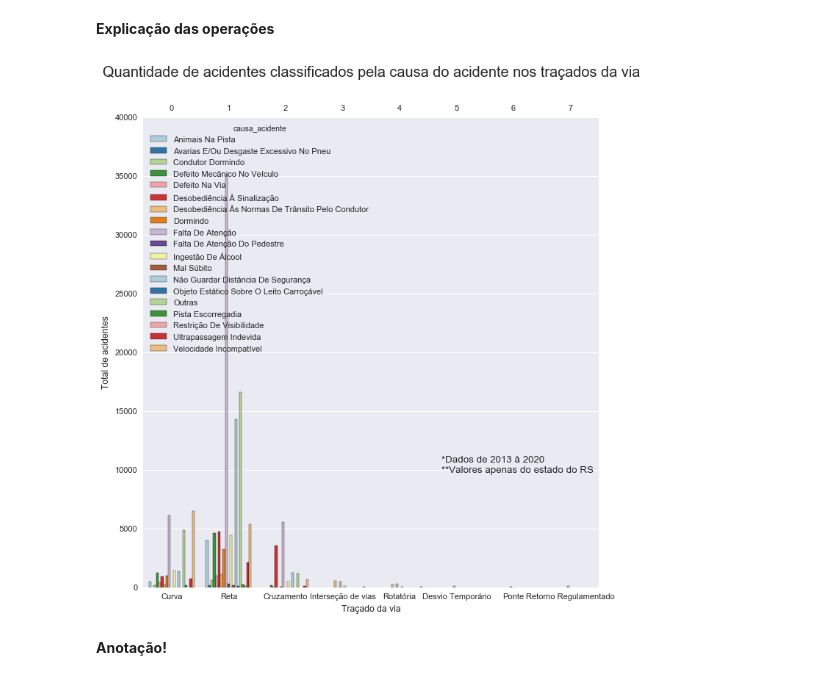
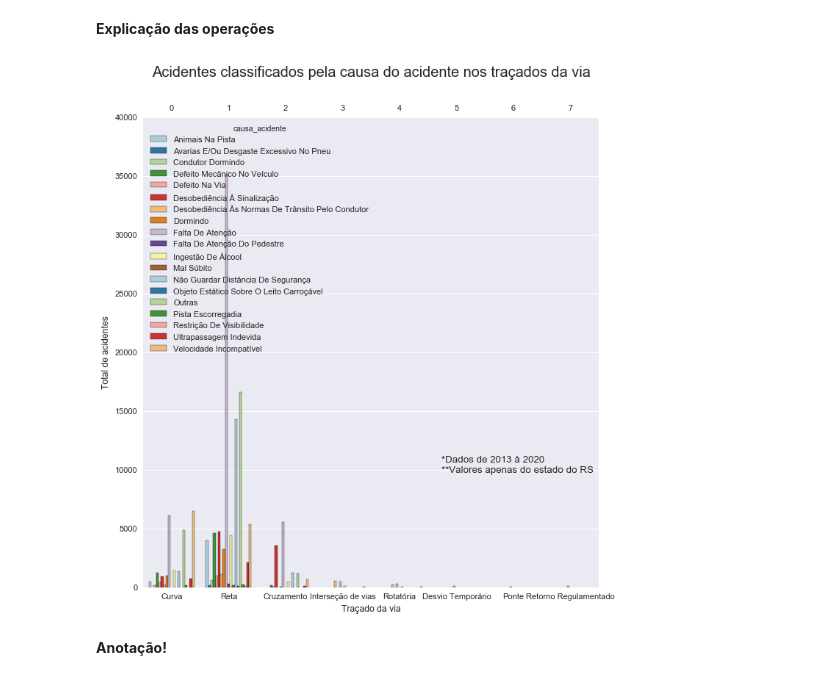
Before and after one commit to XQDLteam/brazil_highway_accidents, a Jupyter notebook: acidentes_br.ipynb, the cells around one changed output. Cells and saved outputs as stored; diff of their text form; code cells hidden in the pictures.

Commit message:
att com alteração dos títulos dos plots

```diff
--- a/acidentes_br.ipynb
+++ b/acidentes_br.ipynb
@@ -587,20 +582,20 @@ ax.annotate('*Dados de 2013 à 2020\n**Valores apenas do estado do RS', xy=(550,
 # %%
 df_atencao= df_ocorrencias[['causa_acidente','tracado_via']][(df_ocorrencias['tracado_via'] != 'Não Informado') & (df_ocorrencias['tracado_via'] != '(null)')]
 df_atencao= df_atencao.groupby(['causa_acidente','tracado_via']).size().to_frame().reset_index()
 df_atencao.columns= ['causa_acidente','tracado_via','quantidade']
 
 df_atencao= df_atencao[df_atencao['quantidade'] > 50] #filtrar por quantidades maiores de acidentes
 
 ax = sns.barplot(x='tracado_via', y='quantidade', hue="causa_acidente", data=df_atencao, palette='Paired');
 
 #Anotações
-ax.set_title('Quantidade de acidentes classificados pela causa do acidente nos traçados da via', fontsize=18, pad=50);
+ax.set_title('Acidentes classificados pela causa do acidente nos traçados da via', fontsize=18, pad=50);
 ax.set_ylabel('Total de acidentes')
 ax.set_xlabel('Traçado da via')
 ax.secondary_xaxis('top');
 ax.annotate('*Dados de 2013 à 2020\n**Valores apenas do estado do RS', xy=(470, 200), xycoords='figure pixels');
 # %% [output]
-[figure, old version]
+[figure, new version]
 # %% [markdown]
 **Anotação!**
 # %% [markdown]
```
Also changed, not shown: parts of 7 cells of this notebook.
